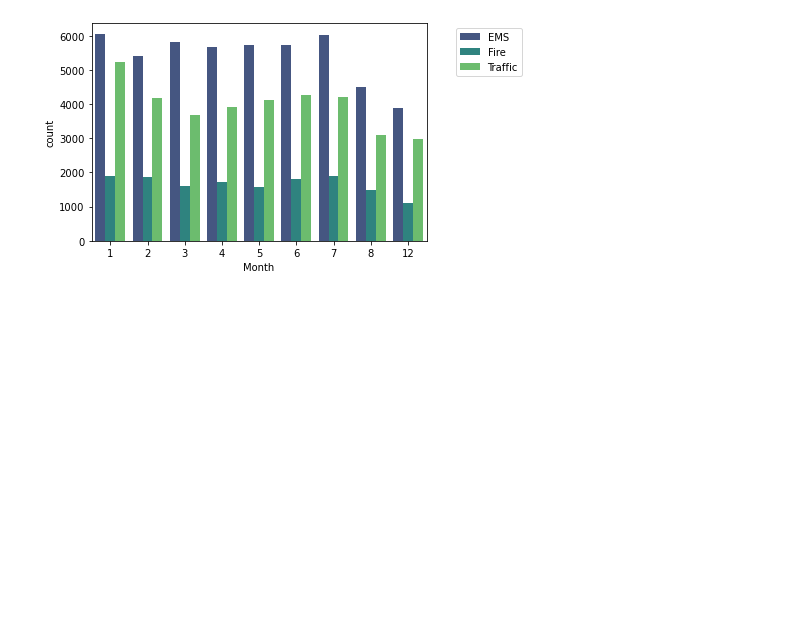
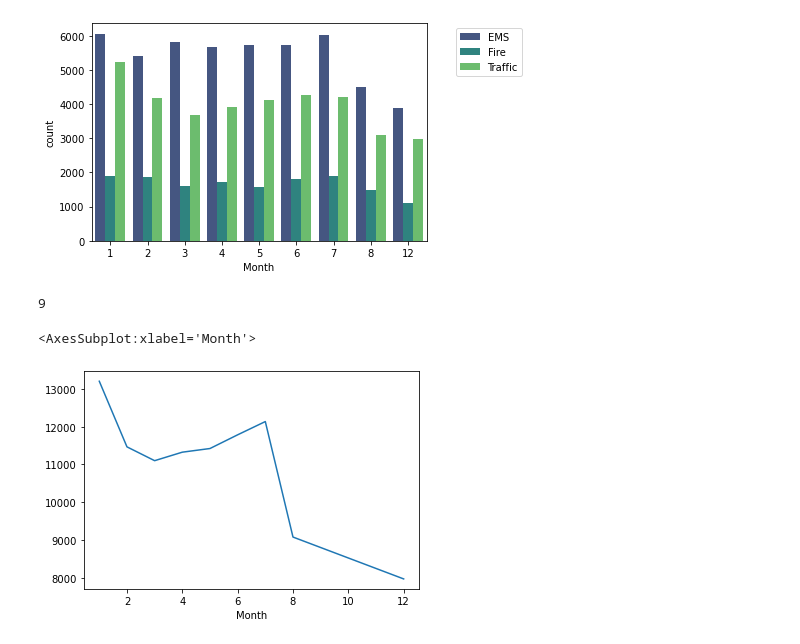
Before and after one commit to jacobtoennesen/projects, a Jupyter notebook: 911 Calls.ipynb, the cells around one changed output. Drawn from its saved outputs; the diff is of its cells as text; code cells hidden in the pictures; blank space fills up the shorter version.

```diff
--- a/911 Calls.ipynb
+++ b/911 Calls.ipynb
@@ -141,3 +141,16 @@ plt.legend(bbox_to_anchor=(1.3, 1))
 # %% [output]
 <matplotlib.legend.Legend at 0x...>
 [figure]
+# %%
+#Apparently we only have 9 months in our data frame. Months 9-11 are missing.
+df['Month'].nunique()
+# %% [output]
+9
+# %%
+#To get data for the missing months I will...
+#Using 'lat' to fit the missing data - 'lat' because if we have the data for the latitude, the call most likely took place.
+byMonth = df.groupby('Month').count()
+byMonth['lat'].plot()
+# %% [output]
+<AxesSubplot:xlabel='Month'>
+[figure, added]
```
Also changed, not shown: parts of 12 cells of this notebook, 1 other file.
